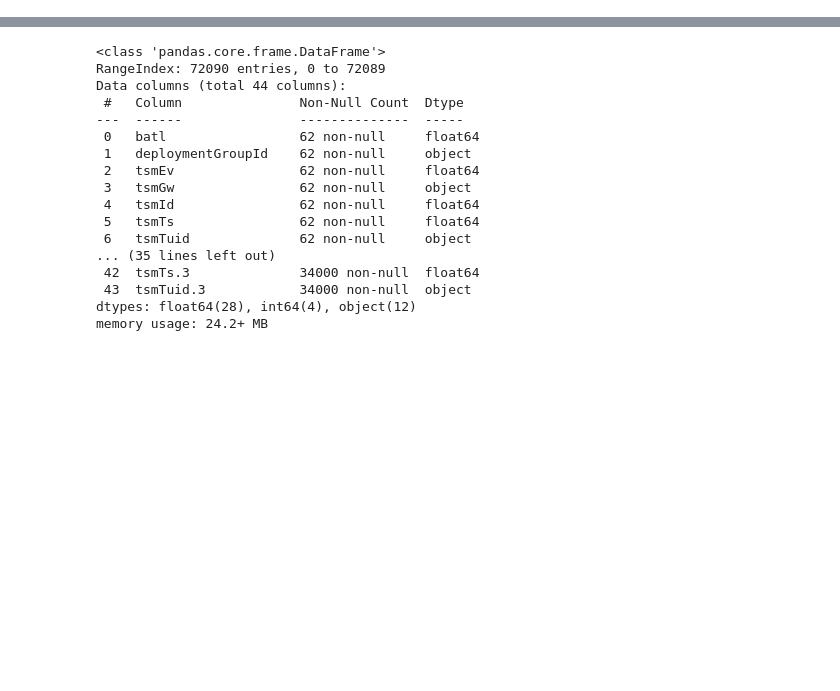
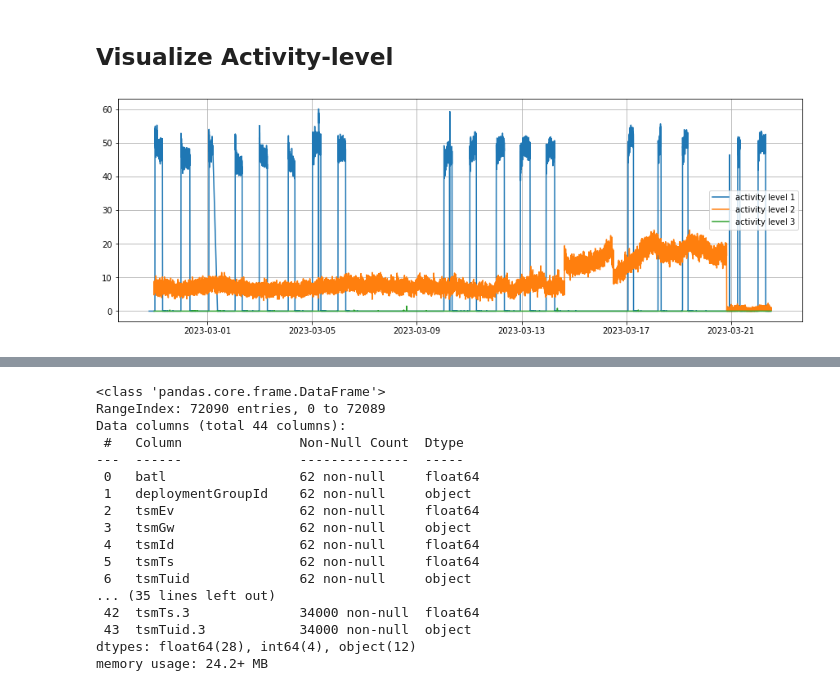
Before and after one commit to itsAiham/bachelor_thesis_HKR2023, a Jupyter notebook: main.ipynb, the cells around one changed output, grey strips where cells are left out. Cells and saved outputs as stored; diff of their text form; code cells hidden in the pictures; blank space fills up the shorter version.

```diff
--- a/main.ipynb
+++ b/main.ipynb
@@ -456,0 +180,15 @@ plt.show()
+# %% [markdown]
+## Visualize Activity-level
+# %%
+plt.figure(figsize=(15,5))
+
+
+plt.plot(actlv1_datetime, sensor1.activityLevel[:34000], label='activity level 1')
+plt.plot(actlv2_datetime, sensor2.activityLevel[:34000], label='activity level 2')
+plt.plot(actlv3_datetime, sensor3.activityLevel[:34000], label='activity level 3')
+
+plt.grid(True)
+plt.legend()
+plt.show()
+# %% [output]
+[figure, added]
```
Also changed, not shown: parts of 185 cells of this notebook.
